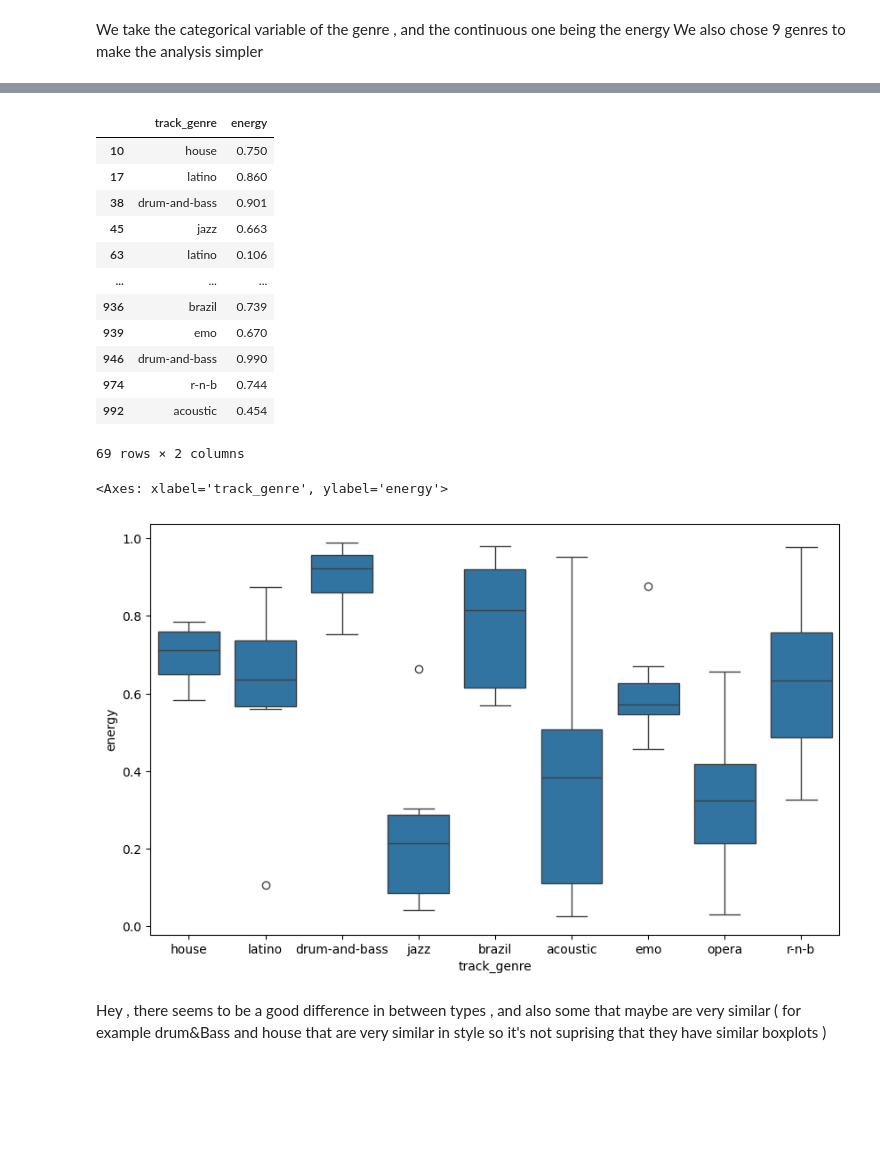
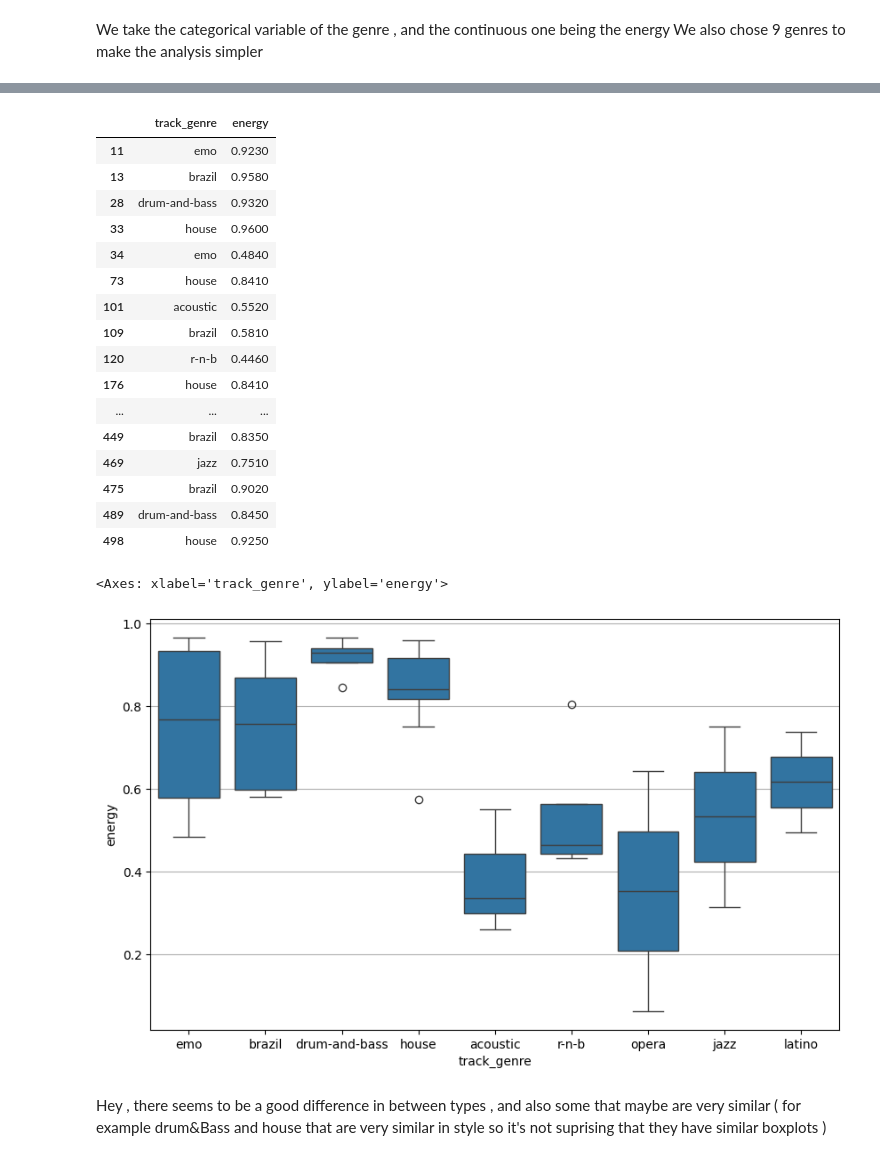
Before and after one commit to EnzoCentrale/Personal-Project, a Jupyter notebook: Project.ipynb, the cells around one changed output, grey strips where cells are left out. Cells and saved outputs as stored; diff of their text form; code cells hidden in the pictures; blank space fills up the shorter version.

```diff
--- a/Project.ipynb
+++ b/Project.ipynb
@@ -82,7 +82,7 @@ we have a little problem , if we try to find correlations right now we encounter
 SO we sample n = 1000
 # %%
 spotify = df[["artists","album_name","track_name","energy","loudness","acousticness","key","track_genre"]]
-spotify = spotify.sample(n=1000)
+spotify = spotify.sample(n=500)
 spotify = spotify.reset_index()
 spotify = spotify.drop("index",axis=1)
 spotify
@@ -293,25 +349,30 @@ spotify_Anova = spotify_Anova[['track_genre','energy']]
 spotify_Anova
 # %% [output]
 |  | track_genre | energy |
-| 10 | house | 0.750 |
-| 17 | latino | 0.860 |
-| 38 | drum-and-bass | 0.901 |
-| 45 | jazz | 0.663 |
-| 63 | latino | 0.106 |
+| 11 | emo | 0.9230 |
+| 13 | brazil | 0.9580 |
+| 28 | drum-and-bass | 0.9320 |
+| 33 | house | 0.9600 |
+| 34 | emo | 0.4840 |
+| 73 | house | 0.8410 |
+| 101 | acoustic | 0.5520 |
+| 109 | brazil | 0.5810 |
+| 120 | r-n-b | 0.4460 |
+| 176 | house | 0.8410 |
 | ... | ... | ... |
-| 936 | brazil | 0.739 |
-| 939 | emo | 0.670 |
-| 946 | drum-and-bass | 0.990 |
-| 974 | r-n-b | 0.744 |
-| 992 | acoustic | 0.454 |
+| 449 | brazil | 0.8350 |
+| 469 | jazz | 0.7510 |
+| 475 | brazil | 0.9020 |
+| 489 | drum-and-bass | 0.8450 |
+| 498 | house | 0.9250 |
-69 rows × 2 columns
 # %%
 # BOxplottts
 fig, ax = plt.subplots(figsize=(10, 6))
+ax.grid()
 sns.boxplot(data=spotify_Anova, x="track_genre", y="energy", ax=ax)
 # %% [output]
 <Axes: xlabel='track_genre', ylabel='energy'>
-[figure, old version]
+[figure, new version]
 # %% [markdown]
 Hey , there seems to be a good difference in between types  , and also some that maybe are very similar ( for example drum&Bass and house that are very similar in style so it's not suprising that they have similar boxplots )
 # %% [markdown]
```
Also changed, not shown: parts of 28 cells of this notebook.
